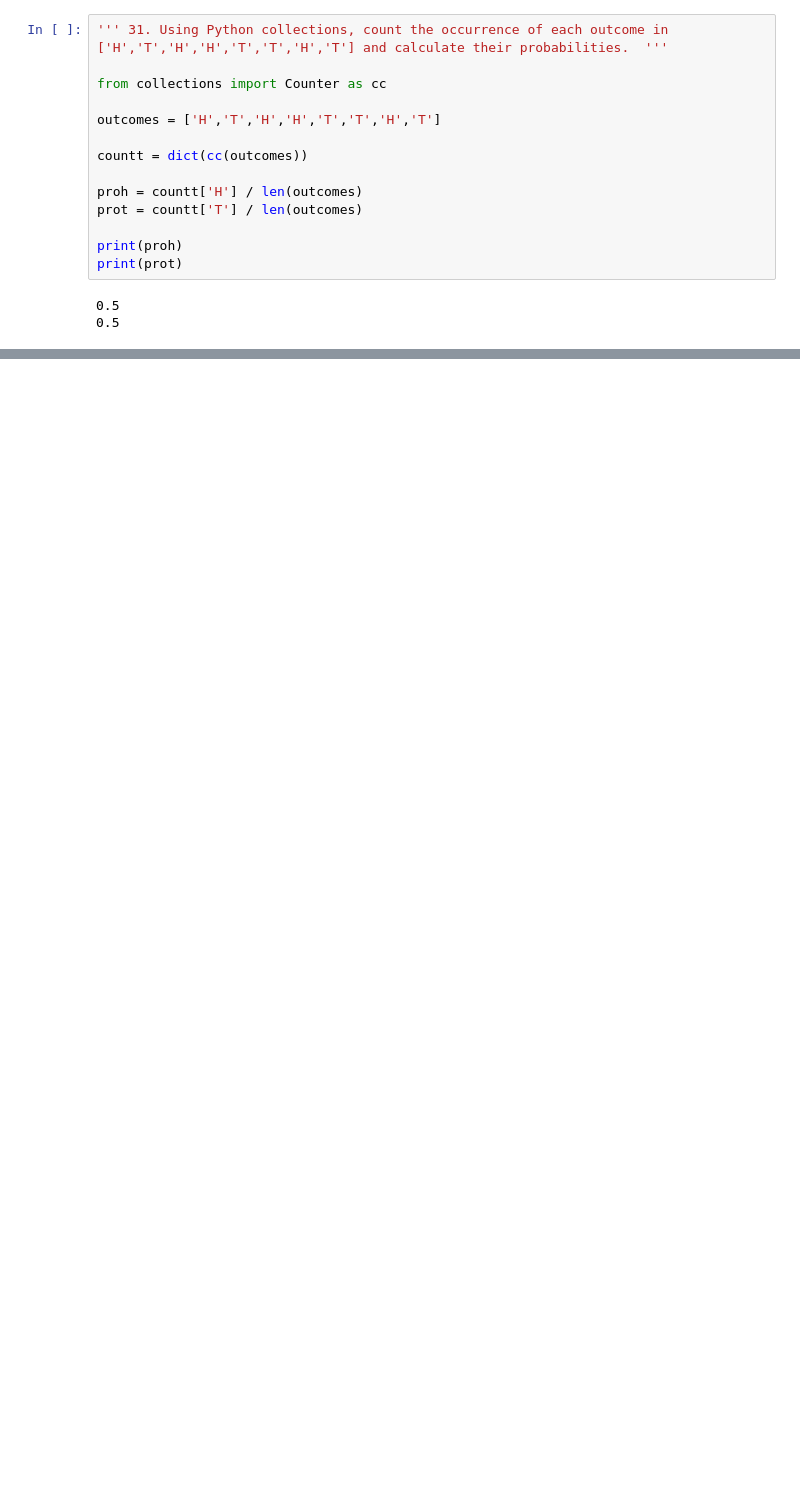
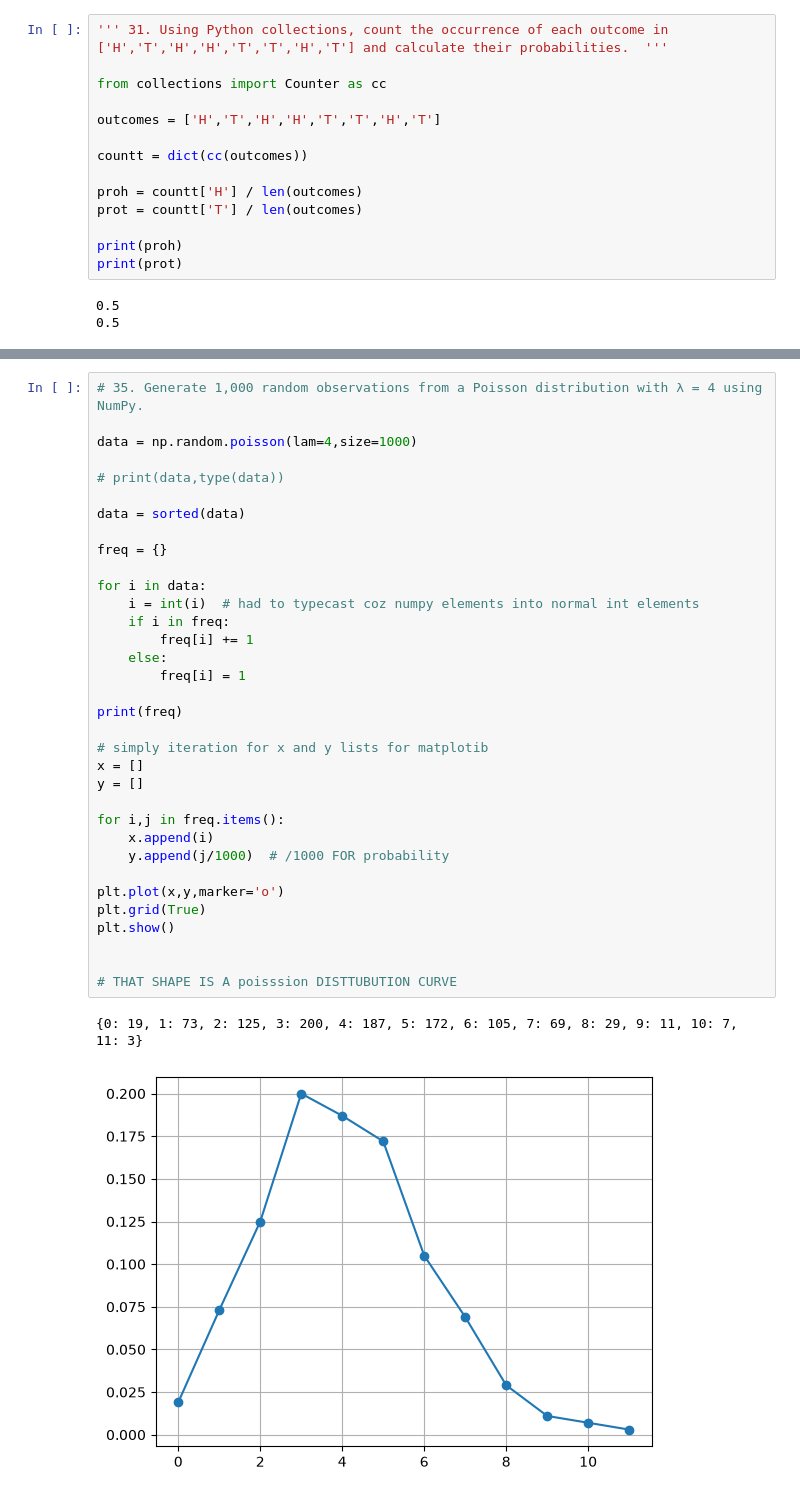
Before and after one commit to khanni1/AP_DA, a Jupyter notebook: DA/assignments/da_prac_ass_1.ipynb, the cells around one changed output, grey strips where cells are left out. Cells and saved outputs as stored; diff of their text form; blank space fills up the shorter version.

```diff
--- a/DA/assignments/da_prac_ass_1.ipynb
+++ b/DA/assignments/da_prac_ass_1.ipynb
@@ -578,0 +621,37 @@ print(prob)
+# %%
+# 35. Generate 1,000 random observations from a Poisson distribution with λ = 4 using NumPy.
+
+data = np.random.poisson(lam=4,size=1000)
+
+# print(data,type(data))
+
+data = sorted(data)
+
+freq = {}
+
+for i in data:
+    i = int(i)  # had to typecast coz numpy elements into normal int elements
+    if i in freq:
+        freq[i] += 1
+    else:
+        freq[i] = 1
+
+print(freq)
+
+# simply iteration for x and y lists for matplotib
+x = []
+y = []
+
+for i,j in freq.items():
+    x.append(i)
+    y.append(j/1000)  # /1000 FOR probability
+
+plt.plot(x,y,marker='o')
+plt.grid(True)
+plt.show()
+
+
+# THAT SHAPE IS A poisssion DISTTUBUTION CURVE
+# %% [output]
+{0: 19, 1: 73, 2: 125, 3: 200, 4: 187, 5: 172, 6: 105, 7: 69, 8: 29, 9: 11, 10: 7, 11: 3}
+[figure, added]
```
Also changed, not shown: parts of 11 cells of this notebook.
